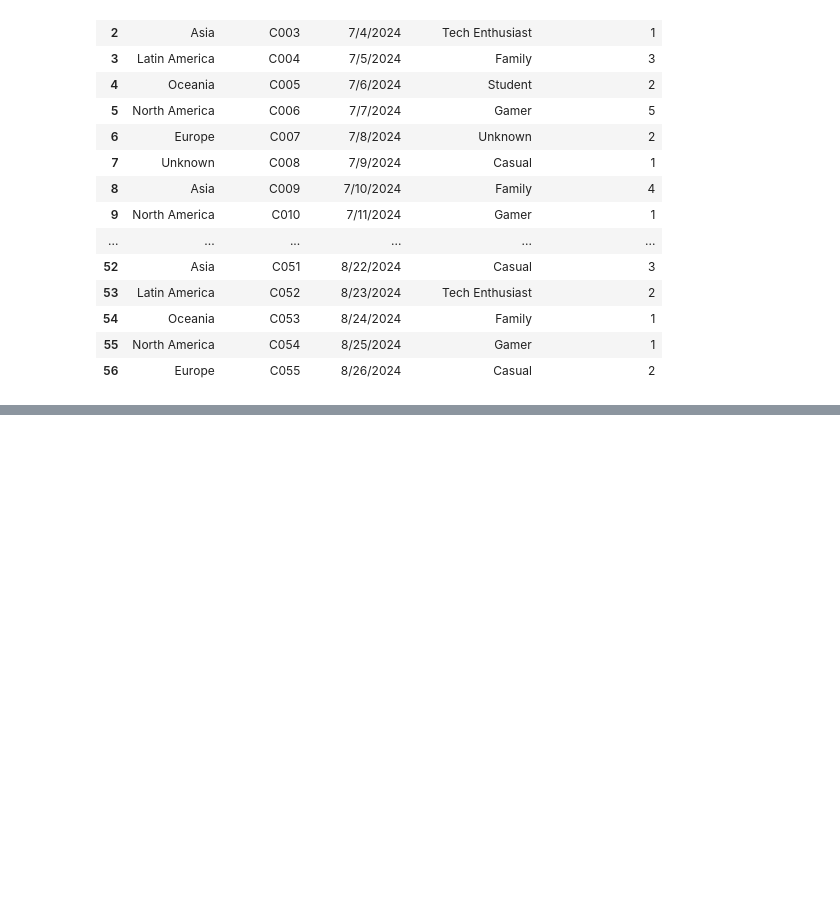
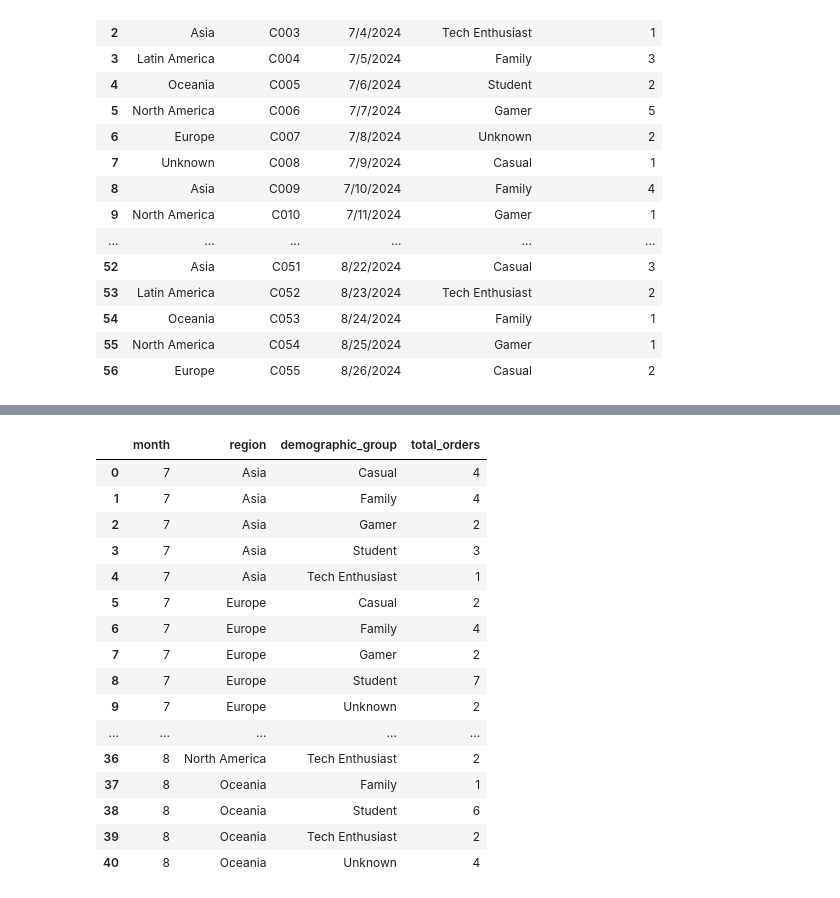
Before and after one commit to Namunane/Python-Summer-Party, a Jupyter notebook: Jupyter Notebooks/Day5.ipynb, the cells around one changed output, grey strips where cells are left out. Saved outputs shown, nothing was run; the diff lists cells and outputs as text; code cells hidden in the pictures; blank space fills up the shorter version.

```diff
--- a/Jupyter Notebooks/Day5.ipynb
+++ b/Jupyter Notebooks/Day5.ipynb
@@ -105,0 +145,35 @@ Percentage of rows with missing values: 0.00%
+# %%
+
+# Convert date to datetime
+pre_sale_data['pre_order_date'] = pd.to_datetime(pre_sale_data['pre_order_date'])
+
+# Extract month
+pre_sale_data['month'] = pre_sale_data['pre_order_date'].dt.month # dt.strftime('%B') to extract month name
+
+# Group by month, region, demographic group
+total_orders_per_group = (
+    pre_sale_data.groupby(['month', 'region', 'demographic_group'])['pre_order_quantity']
+    .sum()
+    .reset_index(name='total_orders')
+    .sort_values(by=['month','region','demographic_group'])
+)
+
+total_orders_per_group
+# %% [output]
+|  | month | region | demographic_group | total_orders |
+| 0 | 7 | Asia | Casual | 4 |
+| 1 | 7 | Asia | Family | 4 |
+| 2 | 7 | Asia | Gamer | 2 |
+| 3 | 7 | Asia | Student | 3 |
+| 4 | 7 | Asia | Tech Enthusiast | 1 |
+| 5 | 7 | Europe | Casual | 2 |
+| 6 | 7 | Europe | Family | 4 |
+| 7 | 7 | Europe | Gamer | 2 |
+| 8 | 7 | Europe | Student | 7 |
+| 9 | 7 | Europe | Unknown | 2 |
+| ... | ... | ... | ... | ... |
+| 36 | 8 | North America | Tech Enthusiast | 2 |
+| 37 | 8 | Oceania | Family | 1 |
+| 38 | 8 | Oceania | Student | 6 |
+| 39 | 8 | Oceania | Tech Enthusiast | 2 |
+| 40 | 8 | Oceania | Unknown | 4 |
```
Also changed, not shown: parts of 1 cell of this notebook.
